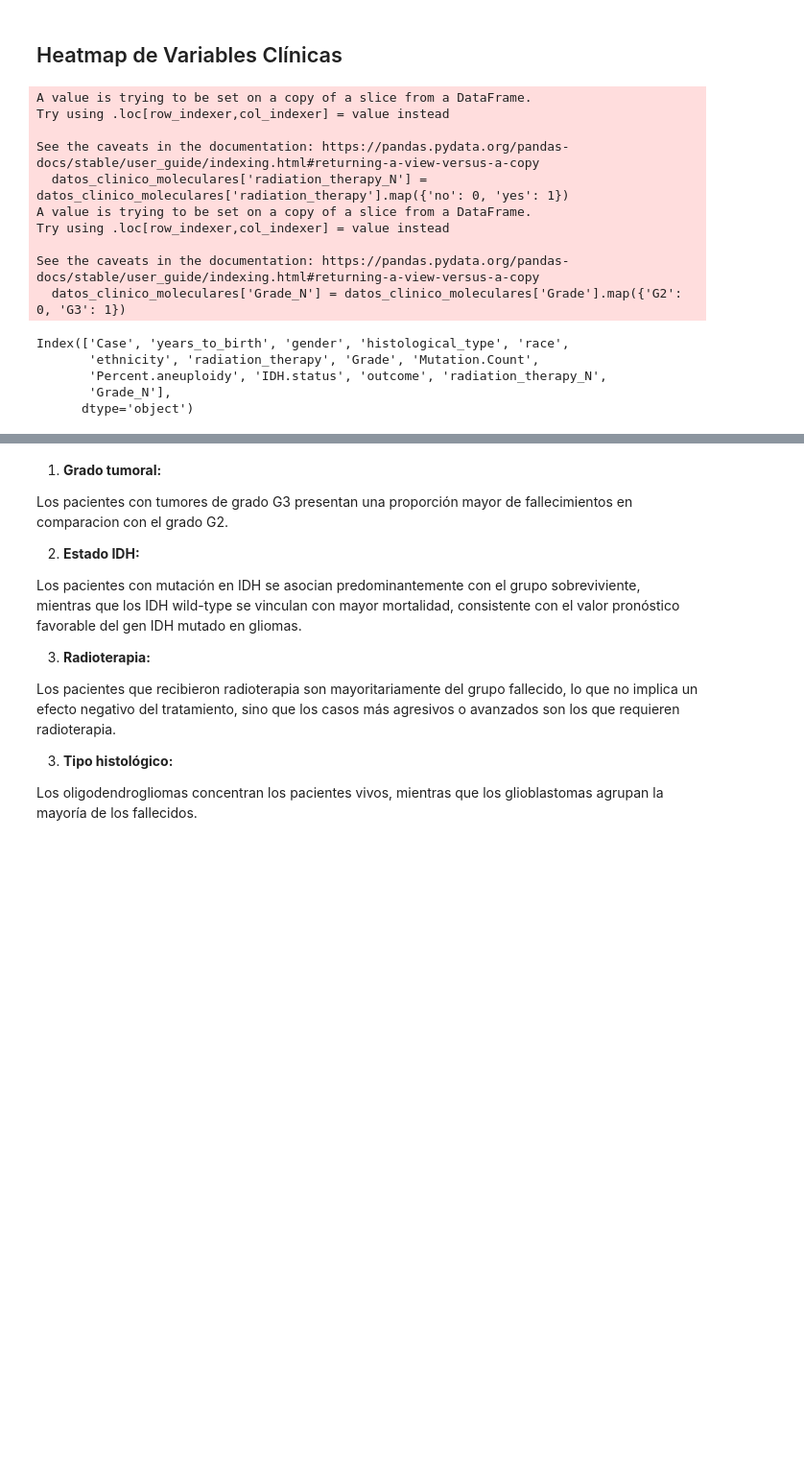
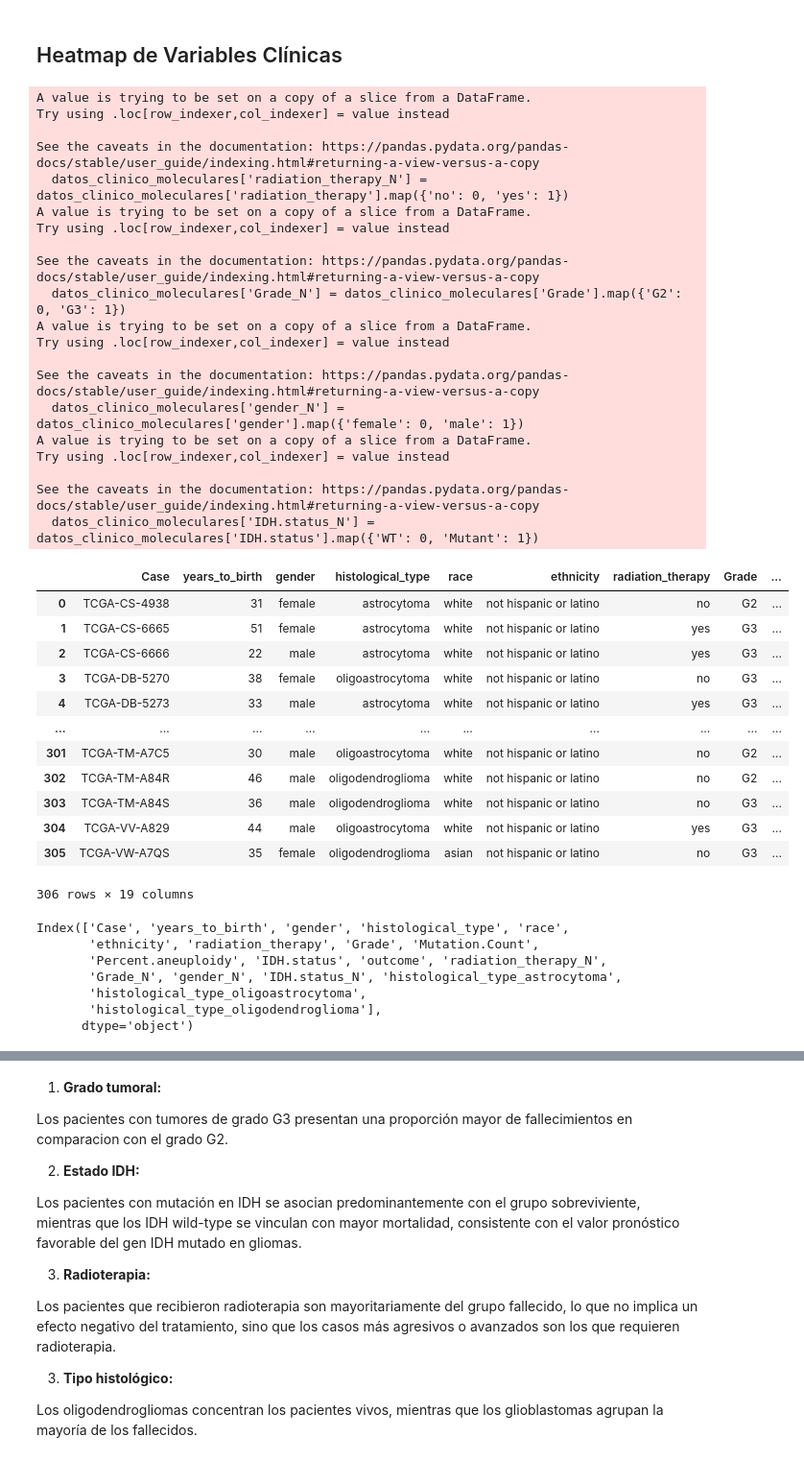
Before and after one commit to Alexis-martinezr/An-lisis-multiomicos, a Jupyter notebook: Análisis multi-ómico de gliomas difusos/Análisis de Datos Clínicos y Moleculares en Gliomas Difusos/Análisis de Datos Clínicos y Moleculares en Gliomas Difusos.ipynb, the cells around one changed output, grey strips where cells are left out. Shown at 96% size. Drawn from its saved outputs; the diff is of its cells as text; code cells hidden in the pictures; blank space fills up the shorter version.

```diff
--- a/Análisis multi-ómico de gliomas difusos/Análisis de Datos Clínicos y Moleculares en Gliomas Difusos.ipynb
+++ b/Análisis multi-ómico de gliomas difusos/Análisis de Datos Clínicos y Moleculares en Gliomas Difusos/Análisis de Datos Clínicos y Moleculares en Gliomas Difusos.ipynb
@@ -292,24 +292,62 @@ plt.show()
 # %%
 datos_clinico_moleculares['radiation_therapy_N'] = datos_clinico_moleculares['radiation_therapy'].map({'no': 0, 'yes': 1})
 datos_clinico_moleculares['Grade_N'] = datos_clinico_moleculares['Grade'].map({'G2': 0, 'G3': 1})
+
+
+datos_clinico_moleculares['gender_N'] = datos_clinico_moleculares['gender'].map({'female': 0, 'male': 1})
+datos_clinico_moleculares['IDH.status_N'] = datos_clinico_moleculares['IDH.status'].map({'WT': 0, 'Mutant': 1})
+
+dummies = pd.get_dummies(
+        datos_clinico_moleculares['histological_type'],
+        prefix='histological_type',
+        dtype=int  # <--- aquí fuerzas que sean 0/1 numéricos
+    )
+
+datos_clinico_moleculares = pd.concat([datos_clinico_moleculares, dummies], axis=1)
+datos_clinico_moleculares
 # %% [output]
 A value is trying to be set on a copy of a slice from a DataFrame.
 Try using .loc[row_indexer,col_indexer] = value instead
 
 See the caveats in the documentation: https://pandas.pydata.org/pandas-docs/stable/user_guide/indexing.html#returning-a-view-versus-a-copy
   datos_clinico_moleculares['radiation_therapy_N'] = datos_clinico_moleculares['radiation_therapy'].map({'no': 0, 'yes': 1})
 A value is trying to be set on a copy of a slice from a DataFrame.
 Try using .loc[row_indexer,col_indexer] = value instead
 
 See the caveats in the documentation: https://pandas.pydata.org/pandas-docs/stable/user_guide/indexing.html#returning-a-view-versus-a-copy
   datos_clinico_moleculares['Grade_N'] = datos_clinico_moleculares['Grade'].map({'G2': 0, 'G3': 1})
+A value is trying to be set on a copy of a slice from a DataFrame.
+Try using .loc[row_indexer,col_indexer] = value instead
+
+See the caveats in the documentation: https://pandas.pydata.org/pandas-docs/stable/user_guide/indexing.html#returning-a-view-versus-a-copy
+  datos_clinico_moleculares['gender_N'] = datos_clinico_moleculares['gender'].map({'female': 0, 'male': 1})
+A value is trying to be set on a copy of a slice from a DataFrame.
+Try using .loc[row_indexer,col_indexer] = value instead
+
+See the caveats in the documentation: https://pandas.pydata.org/pandas-docs/stable/user_guide/indexing.html#returning-a-view-versus-a-copy
+  datos_clinico_moleculares['IDH.status_N'] = datos_clinico_moleculares['IDH.status'].map({'WT': 0, 'Mutant': 1})
+|  | Case | years_to_birth | gender | histological_type | race | ethnicity | radiation_therapy | Grade | ... |
+| 0 | TCGA-CS-4938 | 31 | female | astrocytoma | white | not hispanic or latino | no | G2 | ... |
+| 1 | TCGA-CS-6665 | 51 | female | astrocytoma | white | not hispanic or latino | yes | G3 | ... |
+| 2 | TCGA-CS-6666 | 22 | male | astrocytoma | white | not hispanic or latino | yes | G3 | ... |
+| 3 | TCGA-DB-5270 | 38 | female | oligoastrocytoma | white | not hispanic or latino | no | G3 | ... |
+| 4 | TCGA-DB-5273 | 33 | male | astrocytoma | white | not hispanic or latino | yes | G3 | ... |
+| ... | ... | ... | ... | ... | ... | ... | ... | ... | ... |
+| 301 | TCGA-TM-A7C5 | 30 | male | oligoastrocytoma | white | not hispanic or latino | no | G2 | ... |
+| 302 | TCGA-TM-A84R | 46 | male | oligodendroglioma | white | not hispanic or latino | no | G2 | ... |
+| 303 | TCGA-TM-A84S | 36 | male | oligodendroglioma | white | not hispanic or latino | no | G3 | ... |
+| 304 | TCGA-VV-A829 | 44 | male | oligoastrocytoma | white | not hispanic or latino | yes | G3 | ... |
+| 305 | TCGA-VW-A7QS | 35 | female | oligodendroglioma | asian | not hispanic or latino | no | G3 | ... |
+306 rows × 19 columns
 # %%
 datos_clinico_moleculares.columns
 # %% [output]
 Index(['Case', 'years_to_birth', 'gender', 'histological_type', 'race',
        'ethnicity', 'radiation_therapy', 'Grade', 'Mutation.Count',
        'Percent.aneuploidy', 'IDH.status', 'outcome', 'radiation_therapy_N',
-       'Grade_N'],
+       'Grade_N', 'gender_N', 'IDH.status_N', 'histological_type_astrocytoma',
+       'histological_type_oligoastrocytoma',
+       'histological_type_oligodendroglioma'],
       dtype='object')
 # %%
 columnas = ['years_to_birth', 'Mutation.Count',
```
Also changed, not shown: parts of 3 cells of this notebook, 6 other files.
